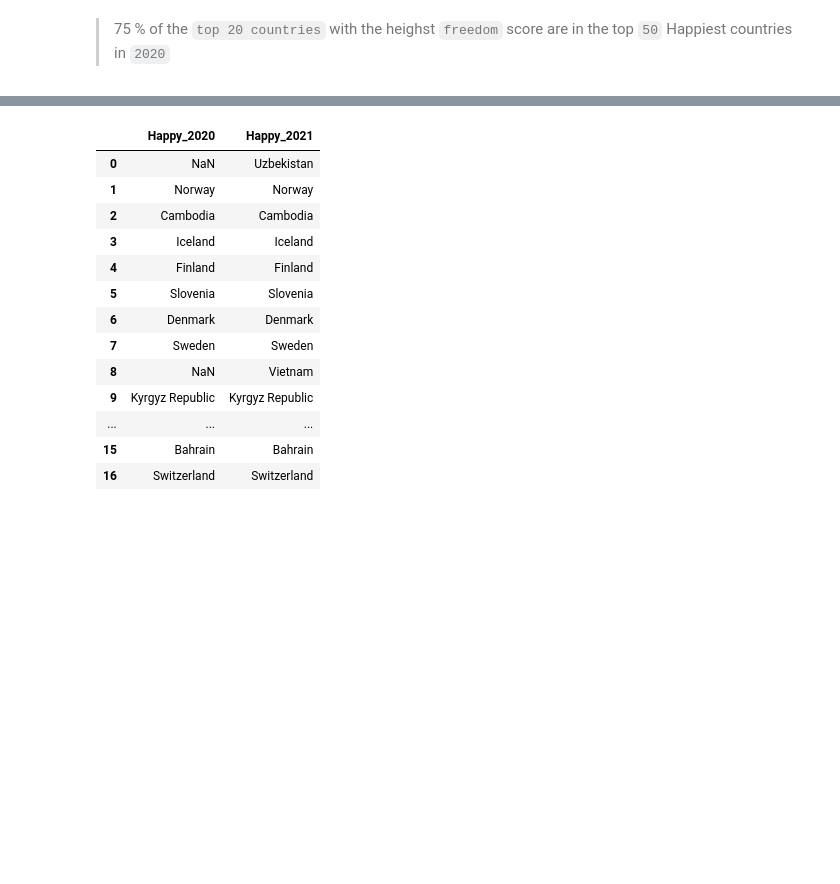
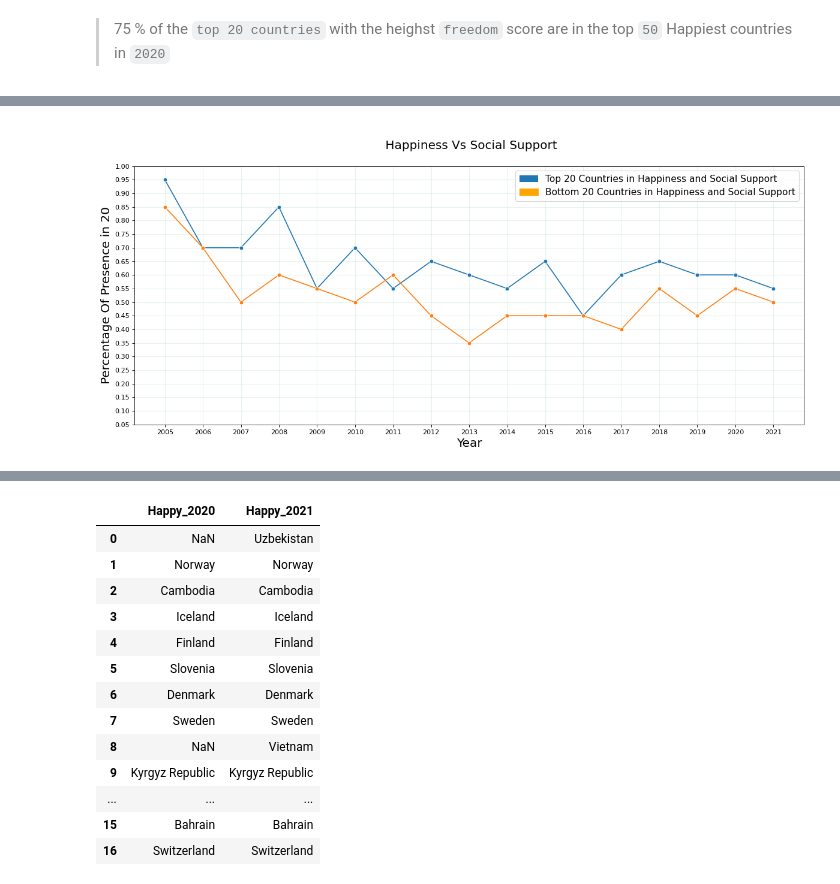
Before and after one commit to UsefGamal/Global-Well-Being-Analytics, a Jupyter notebook: EDA.ipynb, the cells around one changed output, grey strips where cells are left out. Drawn from its saved outputs; the diff is of its cells as text; code cells hidden in the pictures; blank space fills up the shorter version.

```diff
--- a/EDA.ipynb
+++ b/EDA.ipynb
@@ -76,0 +224,4 @@ plt.show()
+# %%
+plot_Top_bottom(Social_Asce,Social_Desc,'Social Support')
+# %% [output]
+[figure, added]
```
Also changed, not shown: parts of 34 cells of this notebook, 2 other files.
